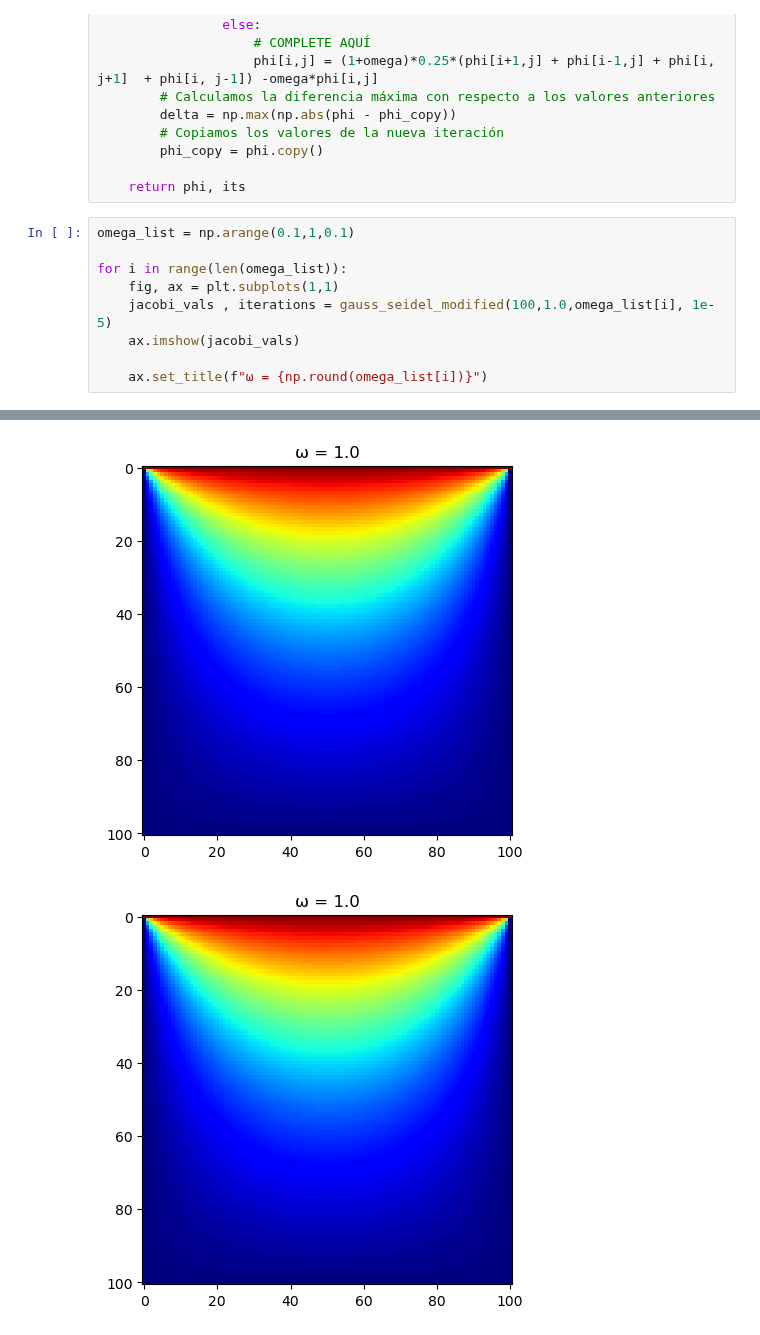
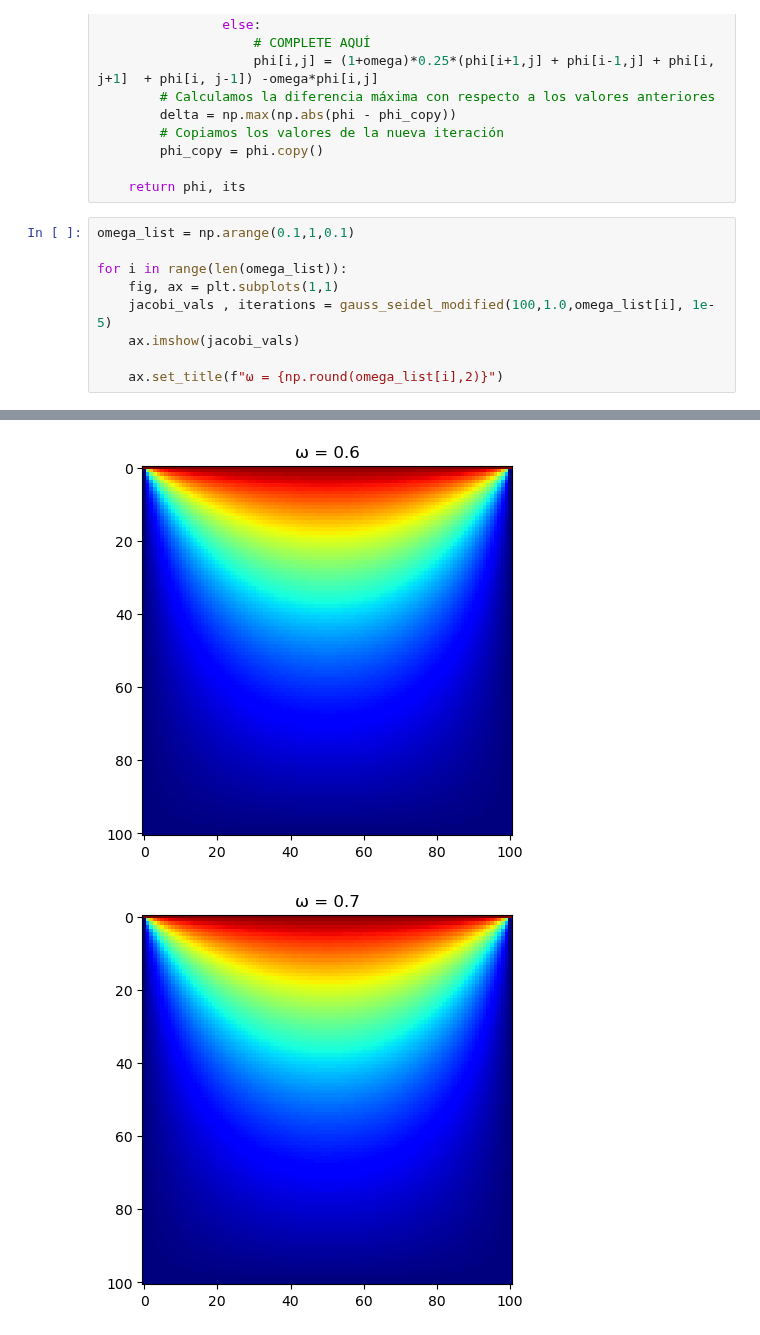
Before and after one commit to HernanBC/LabsComputacional, a Jupyter notebook: lab15/PDE.ipynb, the cells around one changed output, grey strips where cells are left out. Saved outputs shown, nothing was run; the diff lists cells and outputs as text.

```diff
--- a/lab15/PDE.ipynb
+++ b/lab15/PDE.ipynb
@@ -311,19 +311,19 @@ def gauss_seidel_modified(M, V, omega, tolerance):
 # %%
 omega_list = np.arange(0.1,1,0.1)
 
 for i in range(len(omega_list)):
 	fig, ax = plt.subplots(1,1)
 	jacobi_vals , iterations = gauss_seidel_modified(100,1.0,omega_list[i], 1e-5)
 	ax.imshow(jacobi_vals)
 
-	ax.set_title(f"ω = {np.round(omega_list[i])}")
+	ax.set_title(f"ω = {np.round(omega_list[i],2)}")
 # %% [output]
 [figure]
 [figure]
 [figure]
 [figure]
 [figure]
 [figure]
-[figure, old version]
+[figure, new version]
 [figure]
 [figure]
```
